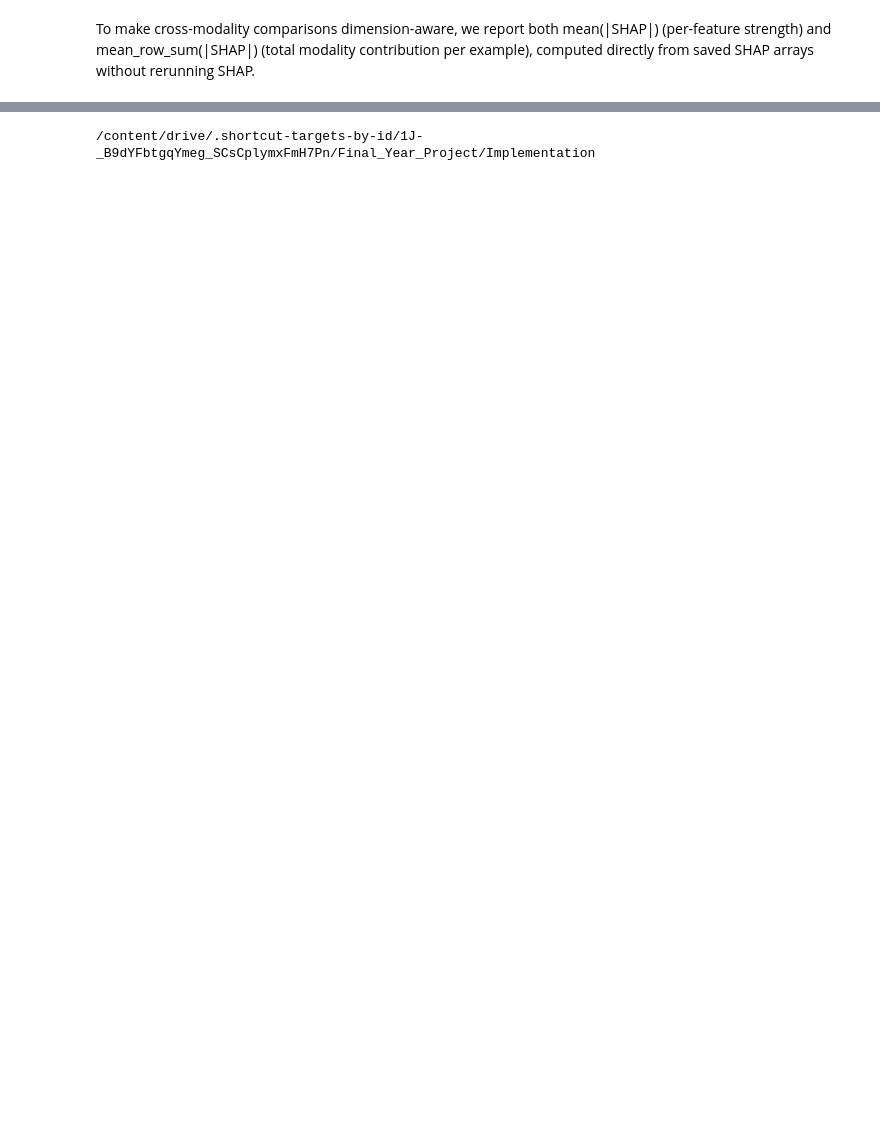
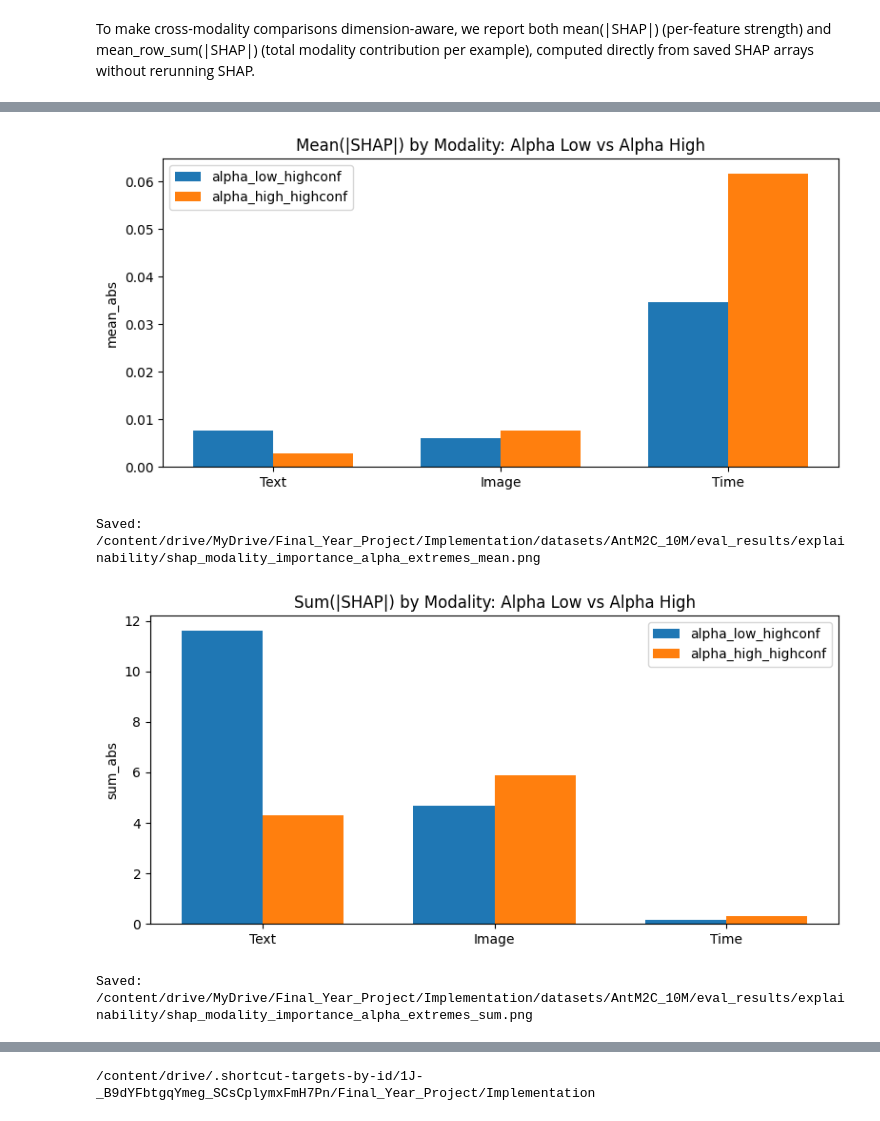
Before and after one commit to sheebaboy33/ColdFusionX, a Jupyter notebook: notebooks/10_explainability.ipynb, the cells around one changed output, grey strips where cells are left out. Saved outputs shown, nothing was run; the diff lists cells and outputs as text; code cells hidden in the pictures; blank space fills up the shorter version.

```diff
--- a/notebooks/10_explainability.ipynb
+++ b/notebooks/10_explainability.ipynb
@@ -1622,0 +1710,18 @@ To make cross-modality comparisons dimension-aware, we report both mean(|SHAP|)
+# %%
+# Alpha extremes
+plot_modality_bars(
+    shap_sum, "alpha_low_highconf", "alpha_high_highconf", "mean_abs",
+    "Mean(|SHAP|) by Modality: Alpha Low vs Alpha High",
+    os.path.join(explain_dir, "shap_modality_importance_alpha_extremes_mean.png")
+)
+print("\n")
+plot_modality_bars(
+    shap_sum, "alpha_low_highconf", "alpha_high_highconf", "sum_abs",
+    "Sum(|SHAP|) by Modality: Alpha Low vs Alpha High",
+    os.path.join(explain_dir, "shap_modality_importance_alpha_extremes_sum.png")
+)
+# %% [output]
+[figure, added]
+Saved: /content/drive/MyDrive/Final_Year_Project/Implementation/datasets/AntM2C_10M/eval_results/explainability/shap_modality_importance_alpha_extremes_mean.png
+[figure, added]
+Saved: /content/drive/MyDrive/Final_Year_Project/Implementation/datasets/AntM2C_10M/eval_results/explainability/shap_modality_importance_alpha_extremes_sum.png
```
Also changed, not shown: parts of 18 cells of this notebook.
